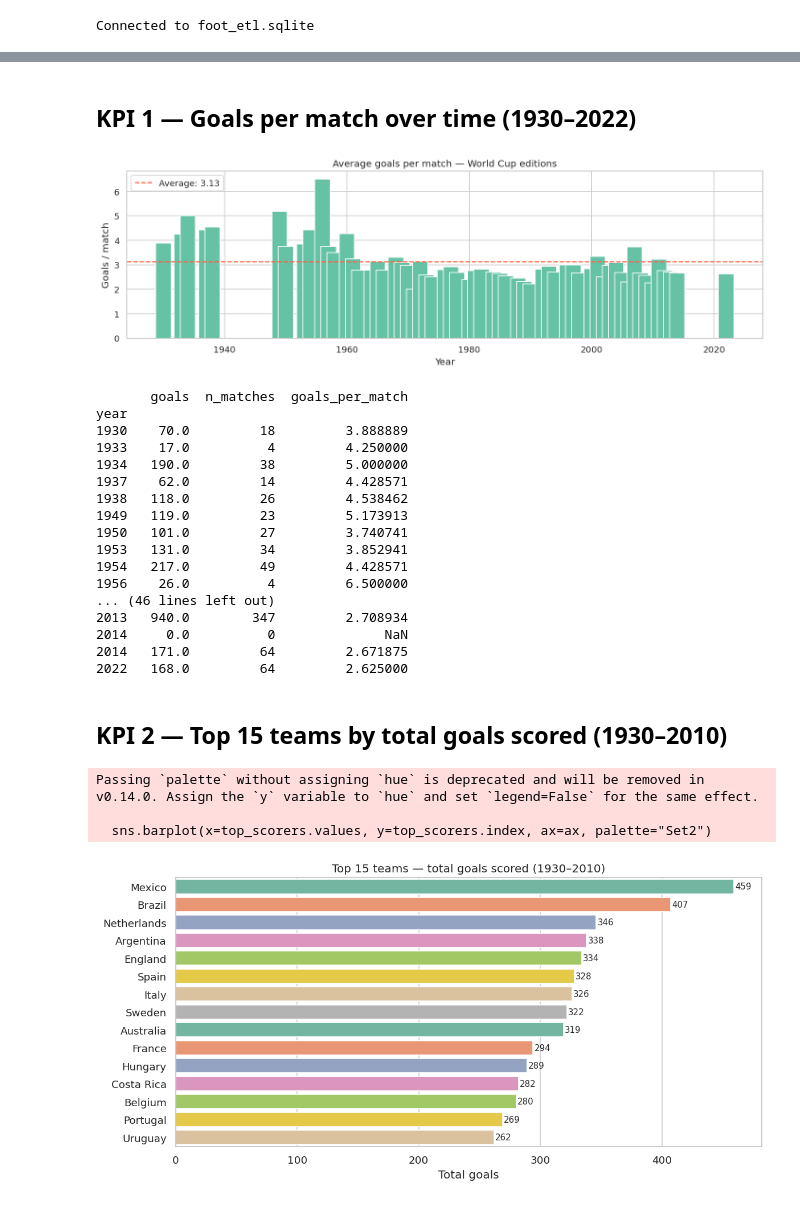
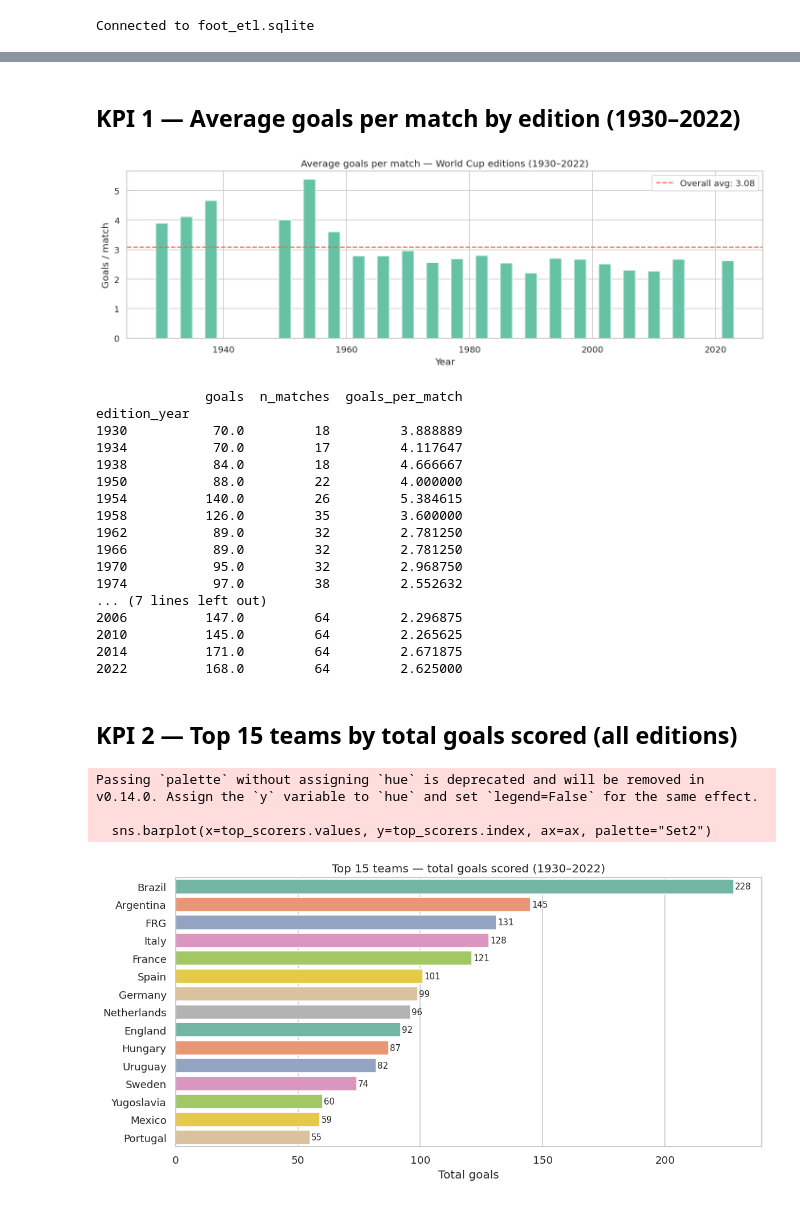
Before and after one commit to Flockyy/foot-etl, a Jupyter notebook: kpi.ipynb, the cells around one changed output, grey strips where cells are left out. Cells and saved outputs as stored; diff of their text form; code cells hidden in the pictures.

```diff
--- a/kpi.ipynb
+++ b/kpi.ipynb
@@ -43,58 +65,51 @@ matches: 7299 rows | wc2014: 64 rows | wc2022: 64 rows
 # %% [markdown]
-## KPI 1 — Goals per match over time (1930–2022)
+## KPI 1 — Average goals per match by edition (1930–2022)
 # %%
-gpm_hist = (
-    matches.groupby("year")["total_goals"]
-    .agg(["sum", "count"])
-    .rename(columns={"sum": "goals", "count": "n_matches"})
+gpm = (
+    matches.groupby("edition_year")["total_goals"]
+    .agg(goals="sum", n_matches="count")
     .assign(goals_per_match=lambda d: d["goals"] / d["n_matches"])
 )
-gpm_2014 = pd.DataFrame([{"year": 2014,
-                           "goals": wc2014["total_goals"].sum(),
-                           "n_matches": len(wc2014),
-                           "goals_per_match": wc2014["total_goals"].mean()}])
-gpm_2022 = pd.DataFrame([{"year": 2022,
-                           "goals": wc2022["total_goals"].sum(),
-                           "n_matches": len(wc2022),
-                           "goals_per_match": wc2022["total_goals"].mean()}])
-gpm = pd.concat([gpm_hist.reset_index(), gpm_2014, gpm_2022]).set_index("year").sort_index()
+
+avg = gpm["goals_per_match"].mean()
 
 fig, ax = plt.subplots(figsize=(12, 4))
-ax.bar(gpm.index, gpm["goals_per_match"], width=2.5, color=sns.color_palette("Set2")[0])
-ax.axhline(gpm["goals_per_match"].mean(), color="tomato", linestyle="--", label=f"Average: {gpm['goals_per_match'].mean():.2f}")
-ax.set(title="Average goals per match — World Cup editions",
+ax.bar(gpm.index, gpm["goals_per_match"], width=2, color=sns.color_palette("Set2")[0])
+ax.axhline(avg, color="tomato", linestyle="--", label=f"Overall avg: {avg:.2f}")
+ax.set(title="Average goals per match — World Cup editions (1930–2022)",
        xlabel="Year", ylabel="Goals / match")
 ax.legend()
 plt.tight_layout()
 plt.show()
 
-print(gpm[["goals", "n_matches", "goals_per_match"]].to_string())
+print(gpm.to_string())
 # %% [output]
-[figure, old version]
+[figure, new version]
-       goals  n_matches  goals_per_match
-year
-1930    70.0         18         3.888889
-1933    17.0          4         4.250000
-1934   190.0         38         5.000000
-1937    62.0         14         4.428571
-1938   118.0         26         4.538462
-1949   119.0         23         5.173913
-1950   101.0         27         3.740741
-1953   131.0         34         3.852941
-1954   217.0         49         4.428571
-1956    26.0          4         6.500000
-... (46 lines left out)
-2013   940.0        347         2.708934
-2014     0.0          0              NaN
-2014   171.0         64         2.671875
-2022   168.0         64         2.625000
+              goals  n_matches  goals_per_match
+edition_year
+1930           70.0         18         3.888889
+1934           70.0         17         4.117647
+1938           84.0         18         4.666667
+1950           88.0         22         4.000000
+1954          140.0         26         5.384615
+1958          126.0         35         3.600000
+1962           89.0         32         2.781250
+1966           89.0         32         2.781250
+1970           95.0         32         2.968750
+1974           97.0         38         2.552632
+... (7 lines left out)
+2006          147.0         64         2.296875
+2010          145.0         64         2.265625
+2014          171.0         64         2.671875
+2022          168.0         64         2.625000
 # %% [markdown]
-## KPI 2 — Top 15 teams by total goals scored (1930–2010)
+## KPI 2 — Top 15 teams by total goals scored (all editions)
 # %%
-scored_as_t1 = matches.groupby("team1")["goals_team1"].sum().rename("goals")
-scored_as_t2 = matches.groupby("team2")["goals_team2"].sum().rename("goals")
+home_goals = matches.groupby("home_team")["home_result"].sum().rename("goals")
+away_goals = matches.groupby("away_team")["away_result"].sum().rename("goals")
+
 top_scorers = (
-    pd.concat([scored_as_t1, scored_as_t2])
+    pd.concat([home_goals, away_goals])
     .groupby(level=0).sum()
     .sort_values(ascending=False)
     .head(15)
@@ -102,15 +117,15 @@ top_scorers = (
 
 fig, ax = plt.subplots(figsize=(10, 5))
 sns.barplot(x=top_scorers.values, y=top_scorers.index, ax=ax, palette="Set2")
-ax.set(title="Top 15 teams — total goals scored (1930–2010)",
+ax.set(title="Top 15 teams — total goals scored (1930–2022)",
        xlabel="Total goals", ylabel="")
 for i, v in enumerate(top_scorers.values):
-    ax.text(v + 1, i, str(int(v)), va="center", fontsize=9)
+    ax.text(v + 0.5, i, str(int(v)), va="center", fontsize=9)
 plt.tight_layout()
 plt.show()
 # %% [output]
 Passing `palette` without assigning `hue` is deprecated and will be removed in v0.14.0. Assign the `y` variable to `hue` and set `legend=False` for the same effect.
 
   sns.barplot(x=top_scorers.values, y=top_scorers.index, ax=ax, palette="Set2")
-[figure, old version]
+[figure, new version]
 # %% [markdown]
```
Also changed, not shown: parts of 8 cells of this notebook, 15 other files.
